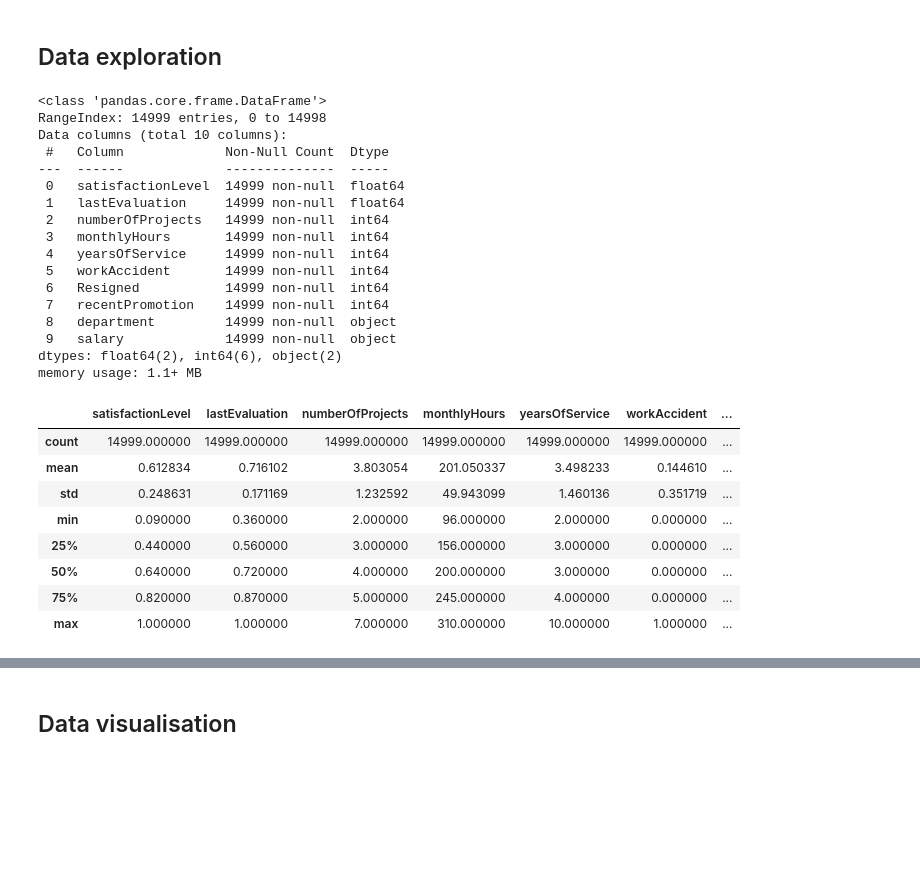
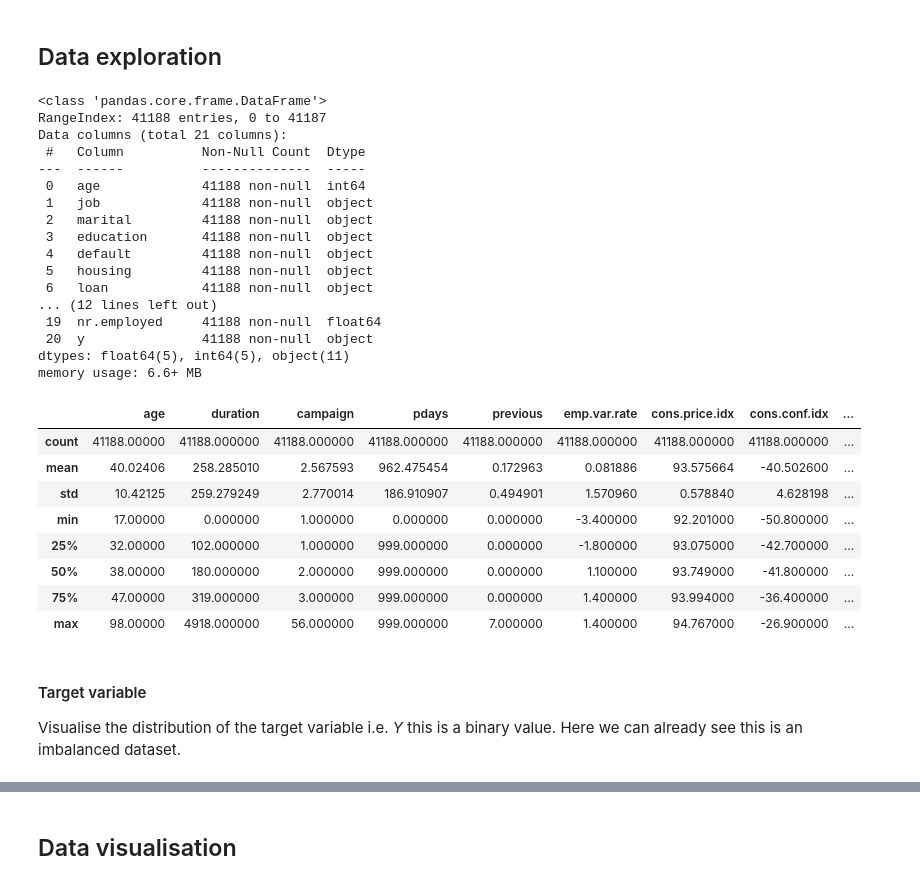
Before and after one commit to optusudhaval/buildingAI, a Jupyter notebook: assessment/OptusU_Final_Assessment_TermDeposit.ipynb, the cells around one changed output, grey strips where cells are left out. Cells and saved outputs as stored; diff of their text form; code cells hidden in the pictures; blank space fills up the shorter version.

```diff
--- a/assessment/OptusU_Final_Assessment_TermDeposit.ipynb
+++ b/assessment/OptusU_Final_Assessment_TermDeposit.ipynb
@@ -71,7 +74,11 @@ It is possible that some of the libraries that you are looking import are not av
 ## Load the dataset
 # %%
 #Load the CSV file containing the dataset.
-hr_dataset = pd.read_csv("/content/data/hr.csv")
+bank_dataset = pd.read_csv("/content/data/bank-term-deposit.csv")
+# find out the dimensionality of the dataframe i.e. (rows, columns)
+print(bank_dataset.shape)
 #Preview the first 5 lines of the loaded data
-hr_dataset.head()
+bank_dataset.head()
+
+#(41188, 21)
 # %% [output]
@@ -83,0 +95,7 @@ hr_dataset.head()
+# %%
+# trim any whitespace in the dataframe using a lambda function to take each element which is a string and strip out any leading trailing spaces.
+bank_dataset = bank_dataset.apply(lambda x: x.str.strip() if x.dtype == "object" else x)
+# replace any blanks with NaN for consistency.
+bank_dataset.replace('', np.NaN, inplace=True)
+# use the isna() function to find and sum all the blank rows by each column of the dataframe.
+print(bank_dataset.isna().sum())
@@ -85,34 +121,38 @@ hr_dataset.head()
 ## Data exploration
 # %%
 #view data types
-hr_dataset.info()
+bank_dataset.info()
 #view basic stats
-hr_dataset.describe()
+bank_dataset.describe()
 # %% [output]
 <class 'pandas.core.frame.DataFrame'>
-RangeIndex: 14999 entries, 0 to 14998
-Data columns (total 10 columns):
- #   Column             Non-Null Count  Dtype
----  ------             --------------  -----
- 0   satisfactionLevel  14999 non-null  float64
- 1   lastEvaluation     14999 non-null  float64
- 2   numberOfProjects   14999 non-null  int64
- 3   monthlyHours       14999 non-null  int64
- 4   yearsOfService     14999 non-null  int64
- 5   workAccident       14999 non-null  int64
- 6   Resigned           14999 non-null  int64
- 7   recentPromotion    14999 non-null  int64
- 8   department         14999 non-null  object
- 9   salary             14999 non-null  object
-dtypes: float64(2), int64(6), object(2)
-memory usage: 1.1+ MB
+RangeIndex: 41188 entries, 0 to 41187
+Data columns (total 21 columns):
+ #   Column          Non-Null Count  Dtype
+---  ------          --------------  -----
+ 0   age             41188 non-null  int64
+ 1   job             41188 non-null  object
+ 2   marital         41188 non-null  object
+ 3   education       41188 non-null  object
+ 4   default         41188 non-null  object
+ 5   housing         41188 non-null  object
+ 6   loan            41188 non-null  object
+... (12 lines left out)
+ 19  nr.employed     41188 non-null  float64
+ 20  y               41188 non-null  object
+dtypes: float64(5), int64(5), object(11)
+memory usage: 6.6+ MB
-|  | satisfactionLevel | lastEvaluation | numberOfProjects | monthlyHours | yearsOfService | workAccident | ... |
-| count | 14999.000000 | 14999.000000 | 14999.000000 | 14999.000000 | 14999.000000 | 14999.000000 | ... |
-| mean | 0.612834 | 0.716102 | 3.803054 | 201.050337 | 3.498233 | 0.144610 | ... |
-| std | 0.248631 | 0.171169 | 1.232592 | 49.943099 | 1.460136 | 0.351719 | ... |
-| min | 0.090000 | 0.360000 | 2.000000 | 96.000000 | 2.000000 | 0.000000 | ... |
-| 25% | 0.440000 | 0.560000 | 3.000000 | 156.000000 | 3.000000 | 0.000000 | ... |
-| 50% | 0.640000 | 0.720000 | 4.000000 | 200.000000 | 3.000000 | 0.000000 | ... |
-| 75% | 0.820000 | 0.870000 | 5.000000 | 245.000000 | 4.000000 | 0.000000 | ... |
-| max | 1.000000 | 1.000000 | 7.000000 | 310.000000 | 10.000000 | 1.000000 | ... |
+|  | age | duration | campaign | pdays | previous | emp.var.rate | cons.price.idx | cons.conf.idx | ... |
+| count | 41188.00000 | 41188.000000 | 41188.000000 | 41188.000000 | 41188.000000 | 41188.000000 | 41188.000000 | 41188.000000 | ... |
+| mean | 40.02406 | 258.285010 | 2.567593 | 962.475454 | 0.172963 | 0.081886 | 93.575664 | -40.502600 | ... |
+| std | 10.42125 | 259.279249 | 2.770014 | 186.910907 | 0.494901 | 1.570960 | 0.578840 | 4.628198 | ... |
+| min | 17.00000 | 0.000000 | 1.000000 | 0.000000 | 0.000000 | -3.400000 | 92.201000 | -50.800000 | ... |
+| 25% | 32.00000 | 102.000000 | 1.000000 | 999.000000 | 0.000000 | -1.800000 | 93.075000 | -42.700000 | ... |
+| 50% | 38.00000 | 180.000000 | 2.000000 | 999.000000 | 0.000000 | 1.100000 | 93.749000 | -41.800000 | ... |
+| 75% | 47.00000 | 319.000000 | 3.000000 | 999.000000 | 0.000000 | 1.400000 | 93.994000 | -36.400000 | ... |
+| max | 98.00000 | 4918.000000 | 56.000000 | 999.000000 | 7.000000 | 1.400000 | 94.767000 | -26.900000 | ... |
+# %% [markdown]
+#### Target variable
+
+Visualise the distribution of the target variable i.e. *Y* this is a binary value. Here we can already see this is an imbalanced dataset.
 # %%
```
Also changed, not shown: parts of 8 cells of this notebook.
